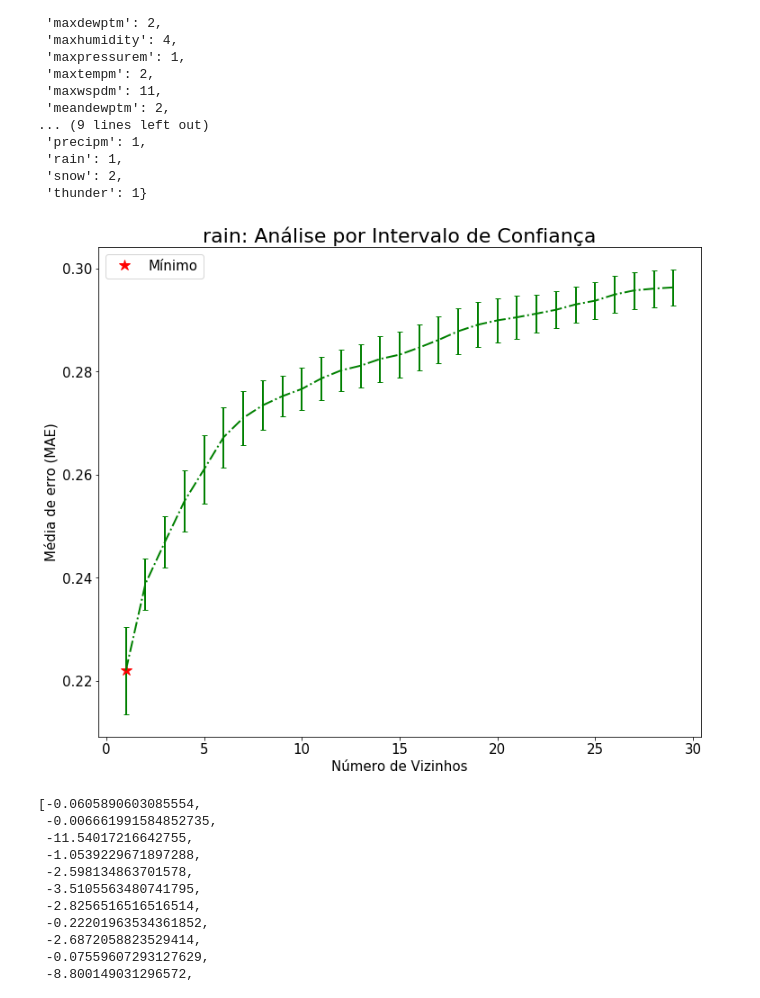
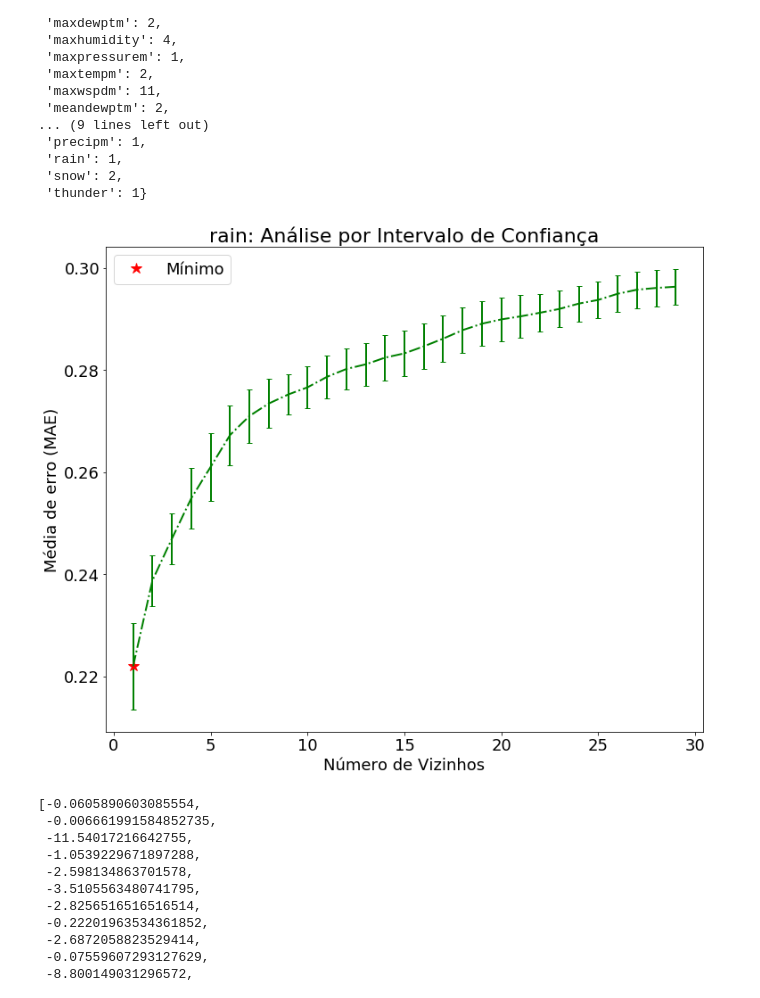
Before and after one commit to nabsonp/Autoencoder_Distribuicao_Especies, a Jupyter notebook: americanToadPreProcessamento.ipynb, the cells around one changed output. Saved outputs shown, nothing was run; the diff lists cells and outputs as text; code cells hidden in the pictures.

```diff
--- a/americanToadPreProcessamento.ipynb
+++ b/americanToadPreProcessamento.ipynb
@@ -532,20 +533,20 @@ ks
 # %%
 # Plota gráfico mostrando a variação do k para uma feature em função do intervalo de confiança
 feature = 'rain'
 plt.figure(figsize=(12,10))
-plt.rc('font', size=15)
+plt.rc('font', size=18)
 plt.rc('axes', titlesize=22)
 plt.errorbar(range(1,30), np.abs(scores_mean), yerr=scores_ic, fmt = '-.', capsize=3,linewidth=2, c='g')
 plt.plot(ks[feature],np.abs(scores_mean[ks[feature]-1]),'k*', markersize=12,c='r',label=u'Mínimo')
 plt.ylabel(u'Média de erro (MAE)') #mean_absolute_error
 plt.xlabel(u'Número de Vizinhos')
 plt.title(feature+u": Análise por Intervalo de Confiança")
 plt.legend()
 #plt.savefig('./figures/randomForest_n_estimators_' + str(lag) + '.svg', format="svg", bbox_inches='tight')
 plt.savefig('n_vizinhos_'+feature+'.pdf', format="pdf", bbox_inches='tight')
 plt.show()
 # %% [output]
-[figure, old version]
+[figure, new version]
 # %%
 # Erros de cada feature
 erros
```
Also changed, not shown: parts of 1 cell of this notebook.
